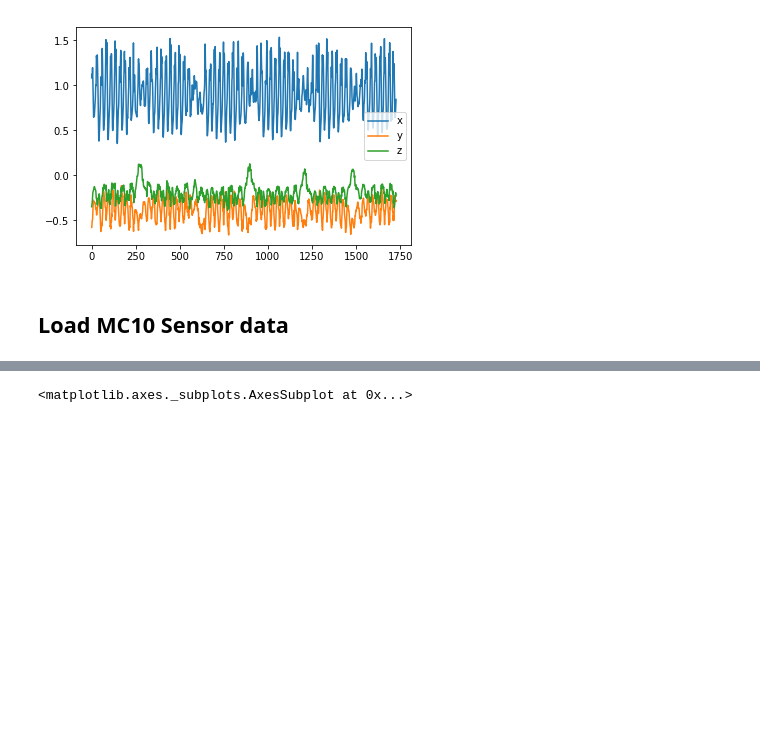
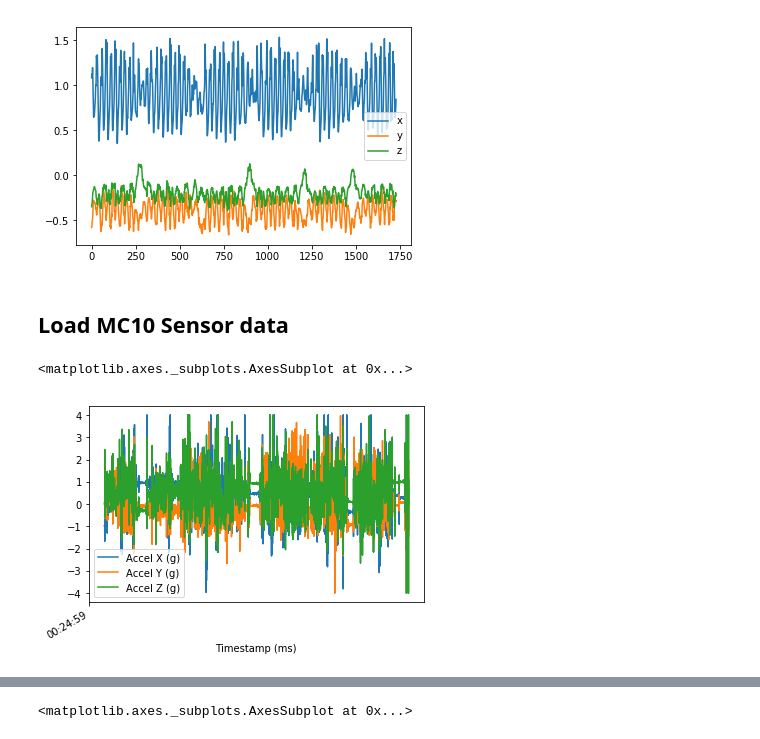
Before and after one commit to kamshee/CIS-PD_Curation, a Jupyter notebook: Correlate Watch Timestamps w MC10.ipynb, the cells around one changed output, grey strips where cells are left out. Cells and saved outputs as stored; diff of their text form; code cells hidden in the pictures; blank space fills up the shorter version.

Commit message:
fixed resample but need to resample timestamp

```diff
--- a/Correlate Watch Timestamps w MC10.ipynb
+++ b/Correlate Watch Timestamps w MC10.ipynb
@@ -32,4 +33,15 @@ Watch.loc[:,['x','y','z']].plot()
 MC10 = pd.read_csv('//FS2.smpp.local\\RTO\\CIS-PD Study\\Subjects\\1004\\dorsal_hand_right\\d5la7ybu\\2017-07-07T14-20-44-065Z\\accel.csv')
 
 # convert timestamp from UTC to date time format
-MC10.loc[:,'Timestamp (ms)'] = MC10['Timestamp (ms)'].apply(
+# MC10.loc[:,'Timestamp (ms)'] = MC10['Timestamp (ms)'].apply(
+# %%
+# convert timestamp to datetime type
+MC10['Timestamp (ms)'] = pd.to_datetime(MC10['Timestamp (ms)'])
+
+# set Timestamp as index before resampling
+MC10 = MC10.set_index('Timestamp (ms)')
+# %%
+MC10.plot()
+# %% [output]
+<matplotlib.axes._subplots.AxesSubplot at 0x...>
+[figure, added]
```
Also changed, not shown: parts of 32 cells of this notebook.
